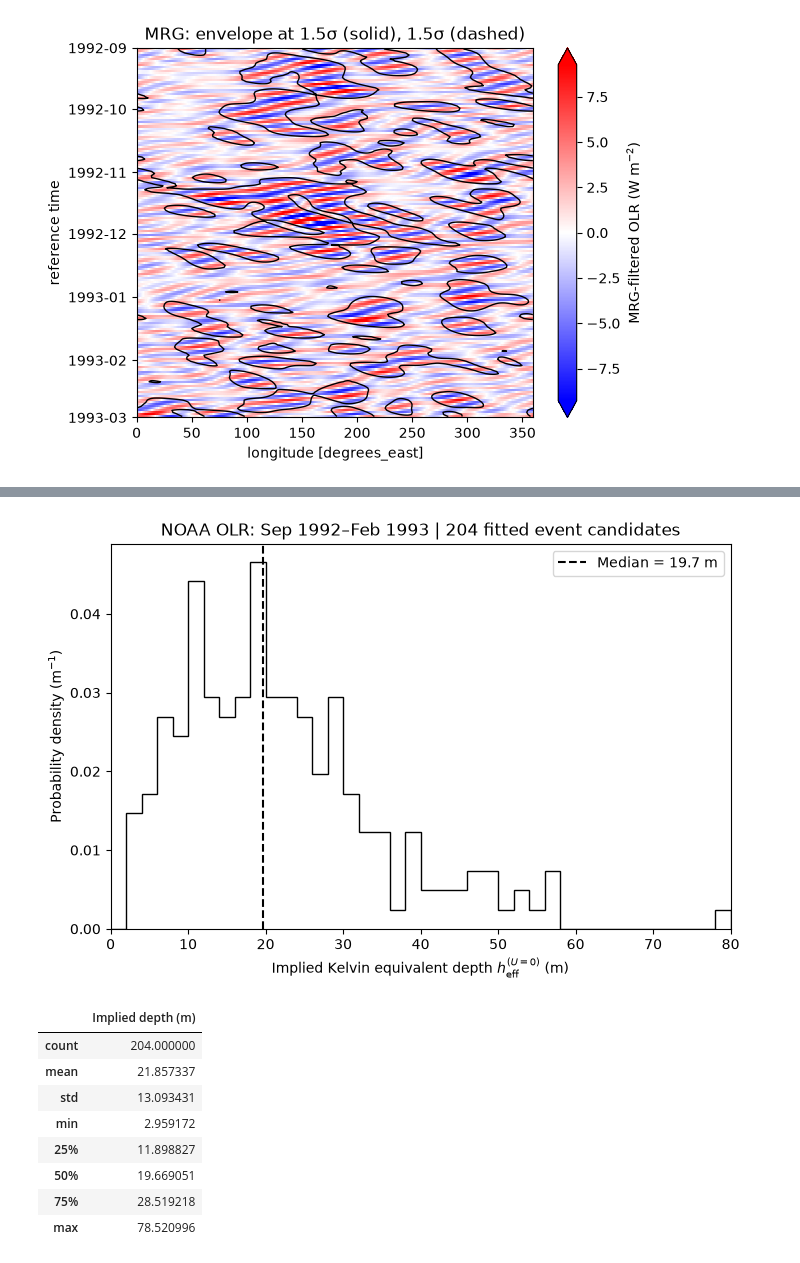
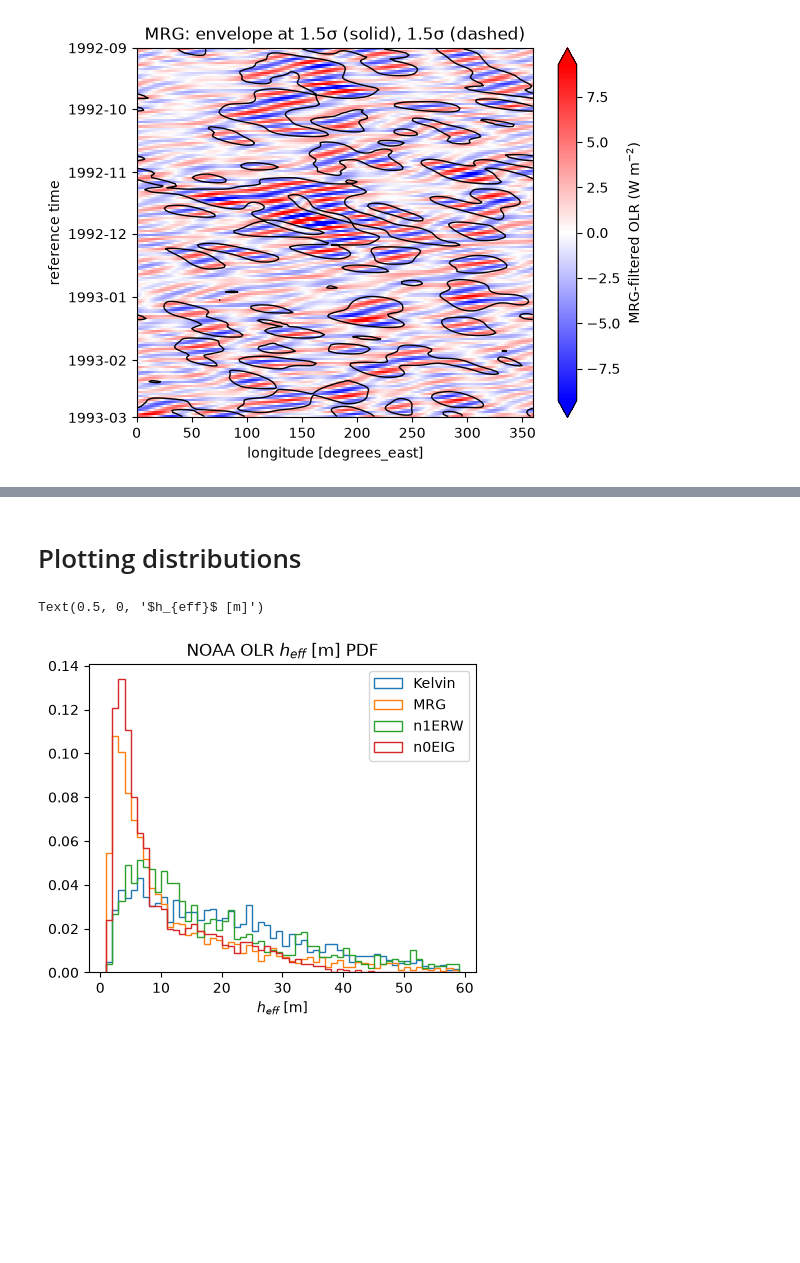
Before and after one commit to pedroanguloumana/cmip6_equiv_depth_distributions, a Jupyter notebook: notebooks/NOAA_OLR_heff.ipynb, the cells around one changed output, grey strips where cells are left out. Cells and saved outputs as stored; diff of their text form; code cells hidden in the pictures; blank space fills up the shorter version.

```diff
--- a/notebooks/NOAA_OLR_heff.ipynb
+++ b/notebooks/NOAA_OLR_heff.ipynb
@@ -353,30 +310,43 @@ event_fits[["event_id", "peak_time", "peak_lon_deg", "K_global", "frequency_cpd"
-# %%
-BIN_WIDTH_M = 2.0
-depths = accepted["h_eff_m"].to_numpy()
-upper_edge = max(BIN_WIDTH_M, BIN_WIDTH_M * np.ceil(depths.max()/BIN_WIDTH_M))
-bin_edges = np.arange(0, upper_edge + BIN_WIDTH_M, BIN_WIDTH_M)
-density, edges = np.histogram(depths, bins=bin_edges, density=True)
-assert np.isclose(np.sum(density * np.diff(edges)), 1)
-
-fig, ax = plt.subplots(figsize=(8, 5))
-ax.hist(depths, bins=bin_edges, density=True, color="steelblue", edgecolor="black", histtype="step")
-ax.axvline(np.median(depths), color="k", linestyle="--",
-           label=f"Median = {np.median(depths):.1f} m")
-ax.set(xlabel=r"Implied Kelvin equivalent depth $h_{\mathrm{eff}}^{(U=0)}$ (m)",
-       ylabel=r"Probability density (m$^{-1}$)",
-       title=f"NOAA OLR: Sep 1992–Feb 1993 | {len(depths)} fitted event candidates",
-       xlim=(0, upper_edge))
-ax.legend()
-plt.show()
-accepted["h_eff_m"].describe().rename("Implied depth (m)").to_frame()
-# %% [output]
-[figure, removed]
-|  | Implied depth (m) |
-| count | 204.000000 |
-| mean | 21.857337 |
-| std | 13.093431 |
-| min | 2.959172 |
-| 25% | 11.898827 |
-| 50% | 19.669051 |
-| 75% | 28.519218 |
-| max | 78.520996 |
+# %% [markdown]
+# Plotting distributions
+# %%
+def load_wave_fits(wave):
+    files = [
+        path
+        for path in DATA_DIR.glob(
+            f"NOAA_OLR.{wave}.19900101-20101231.*.csv"
+        )
+        if ".pilot" not in path.name
+    ]
+    if len(files) != 1:
+        raise ValueError(
+            f"{wave}: expected one full catalog, found {len(files)}: {files}"
+        )
+    return pd.read_csv(files[0], parse_dates=["peak_time"])
+
+
+wave_event_fits = {
+    "Kelvin": load_wave_fits("Kelvin"),
+    "MRG": load_wave_fits("MRG"),
+    "n1ERW": load_wave_fits("n1ERW"),
+    "n0EIG": load_wave_fits("n0EIG"),
+}
+# %%
+fig, ax = plt.subplots(figsize=(5,4))
+for wave, fits in wave_event_fits.items():
+    depths = fits['h_eff_m']
+
+    ax.hist(
+        depths,
+        bins=np.arange(1, 60, 1),
+        density=True,
+        histtype="step",
+        label=wave
+    )
+
+ax.legend()
+ax.set_title('NOAA OLR $h_{eff}$ [m] PDF')
+ax.set_xlabel('$h_{eff}$ [m]')
+# %% [output]
+Text(0.5, 0, '$h_{eff}$ [m]')
+[figure, added]
```
Also changed, not shown: parts of 6 cells of this notebook, 4 other files.
